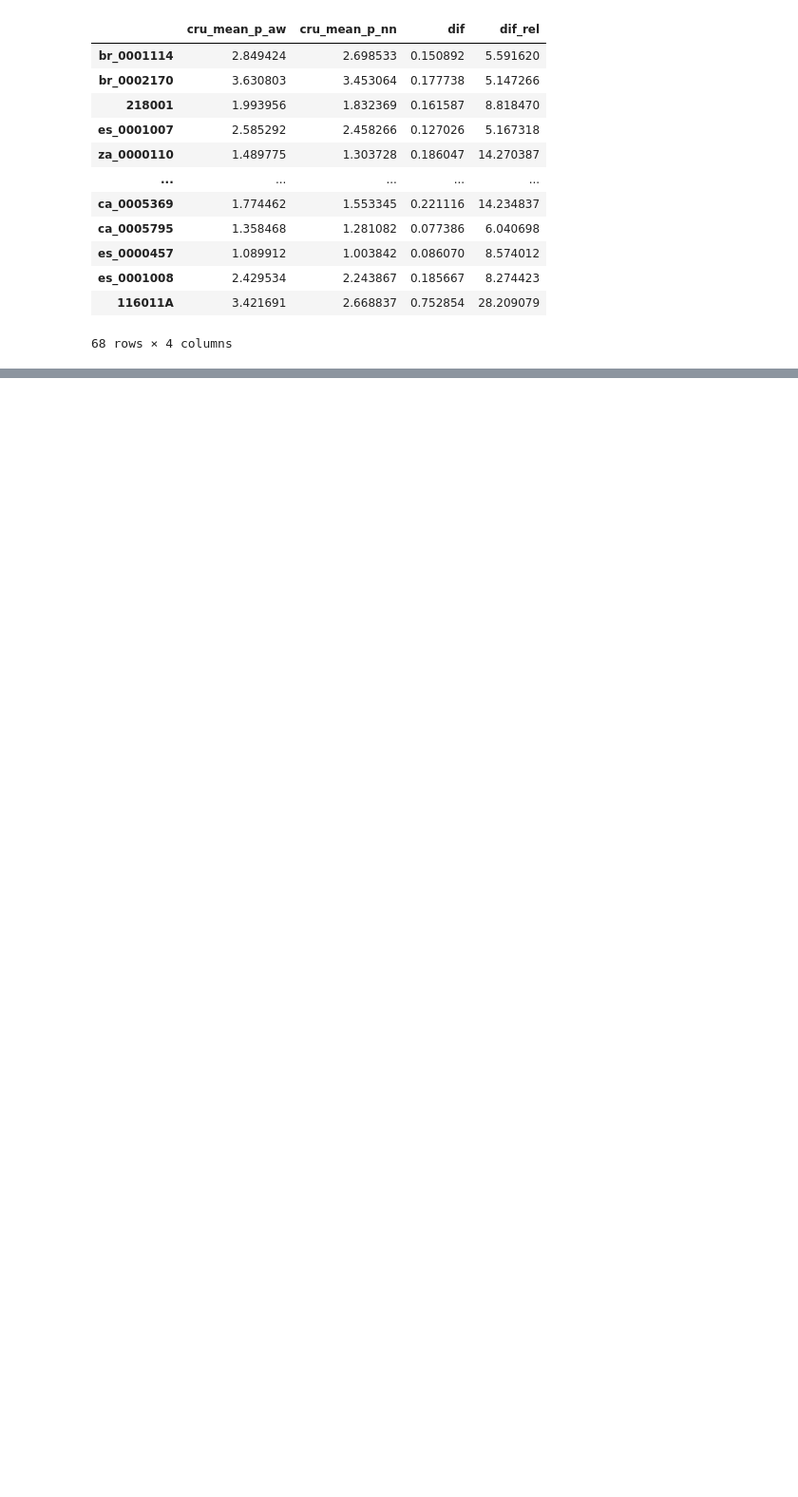
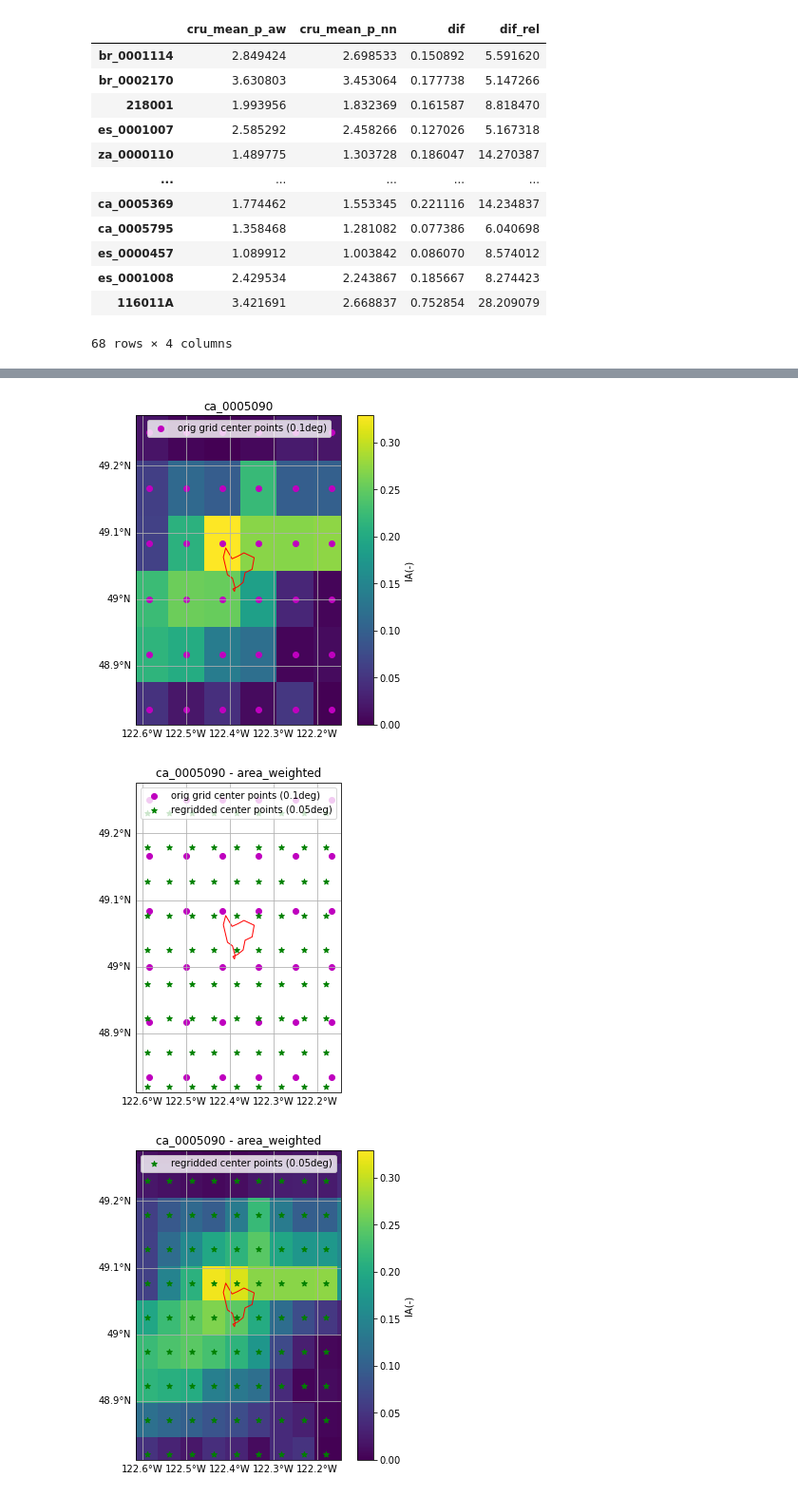
Before and after one commit to fvanoorschot/global_sr_module, a Jupyter notebook: visualize_grid_to_catchments.ipynb, the cells around one changed output, grey strips where cells are left out. Shown at 95% size. Cells and saved outputs as stored; diff of their text form; code cells hidden in the pictures; blank space fills up the shorter version.

```diff
--- a/visualize_grid_to_catchments.ipynb
+++ b/visualize_grid_to_catchments.ipynb
@@ -251,0 +377,11 @@ def map_grid_to_catchment(catch_id,grid_resolution_o,grid_resolution_t,regrid_me
+# %%
+grid_resolution_o=0.1
+grid_resolution_t=0.05
+catch_id = 'ca_0005090'
+
+regrid_method='area_weighted'
+map_grid_to_catchment_IA(catch_id,grid_resolution_o,grid_resolution_t,regrid_method)
+# %% [output]
+[figure, added]
+[figure, added]
+[figure, added]
```
Also changed, not shown: parts of 8 cells of this notebook, 4 other files.
